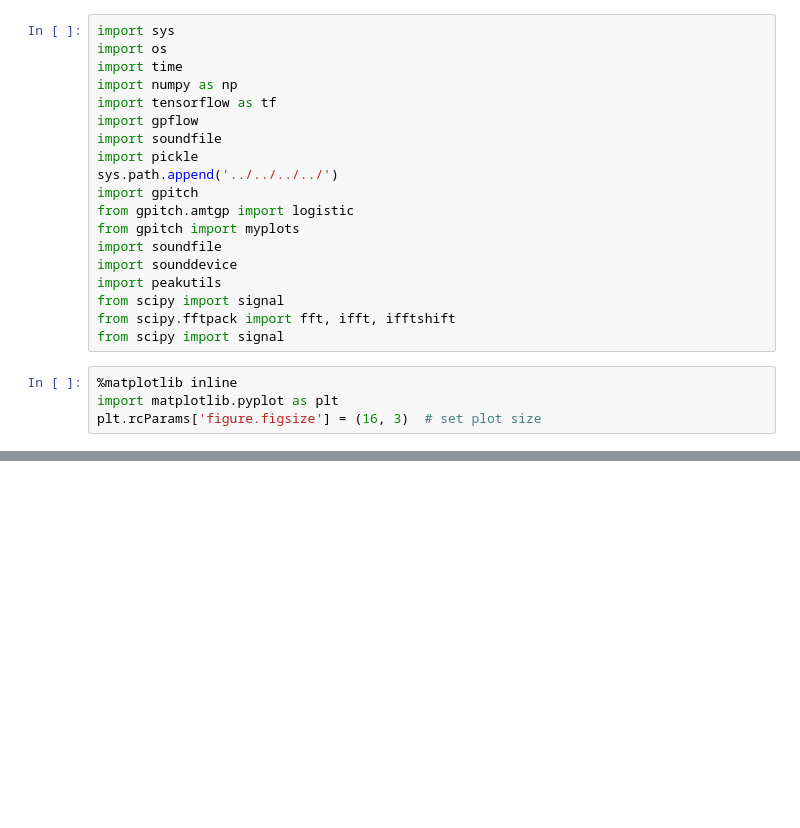
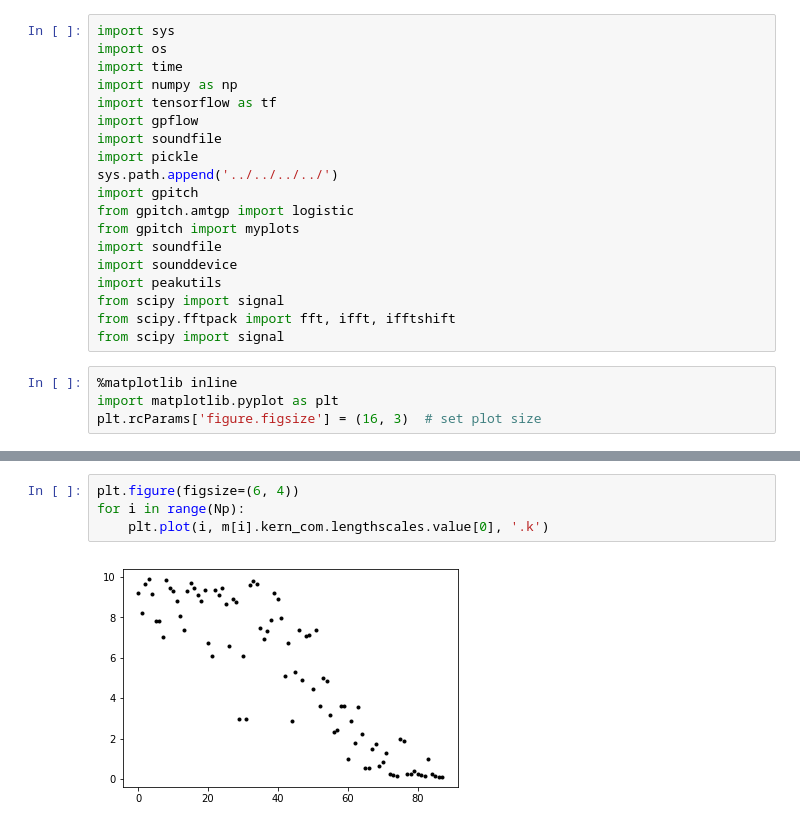
Before and after one commit to PabloAlvarado/gpitch, a Jupyter notebook: scripts/demos/notebooks/svi/demo_load_all_88.ipynb, the cells around one changed output, grey strips where cells are left out. Cells and saved outputs as stored; diff of their text form; blank space fills up the shorter version.

```diff
--- a/scripts/demos/notebooks/svi/demo_load_all_88.ipynb
+++ b/scripts/demos/notebooks/svi/demo_load_all_88.ipynb
@@ -99,0 +90,6 @@ for i in range(Np):
+# %%
+plt.figure(figsize=(6, 4))
+for i in range(Np):
+    plt.plot(i, m[i].kern_com.lengthscales.value[0], '.k')
+# %% [output]
+[figure, added]
```
Also changed, not shown: parts of 5 cells of this notebook, 2 other files.
